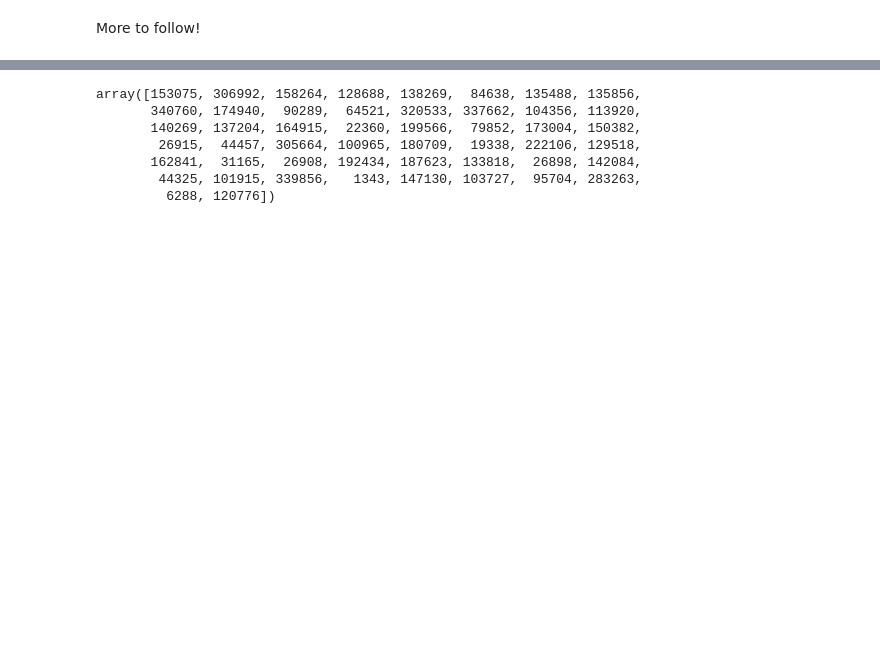
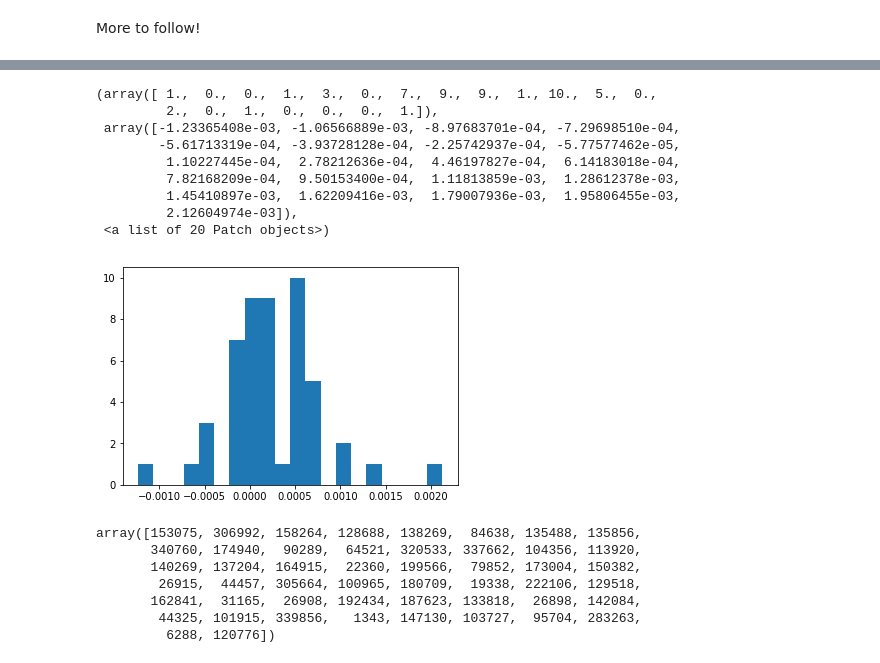
Before and after one commit to Karagul/TekNNical, a Jupyter notebook: preliminary_notes.ipynb, the cells around one changed output, grey strips where cells are left out. Cells and saved outputs as stored; diff of their text form; code cells hidden in the pictures; blank space fills up the shorter version.

```diff
--- a/preliminary_notes.ipynb
+++ b/preliminary_notes.ipynb
@@ -141,3 +147,16 @@ price.shape
+# %%
+plt.hist(cross_over_prices[15,:],20)
+# %% [output]
+(array([ 1.,  0.,  0.,  1.,  3.,  0.,  7.,  9.,  9.,  1., 10.,  5.,  0.,
+         2.,  0.,  1.,  0.,  0.,  0.,  1.]),
+ array([-1.23365408e-03, -1.06566889e-03, -8.97683701e-04, -7.29698510e-04,
+        -5.61713319e-04, -3.93728128e-04, -2.25742937e-04, -5.77577462e-05,
+         1.10227445e-04,  2.78212636e-04,  4.46197827e-04,  6.14183018e-04,
+         7.82168209e-04,  9.50153400e-04,  1.11813859e-03,  1.28612378e-03,
+         1.45410897e-03,  1.62209416e-03,  1.79007936e-03,  1.95806455e-03,
+         2.12604974e-03]),
+ <a list of 20 Patch objects>)
+[figure, added]
 # %%
 i3
 # %% [output]
```
Also changed, not shown: parts of 10 cells of this notebook.
